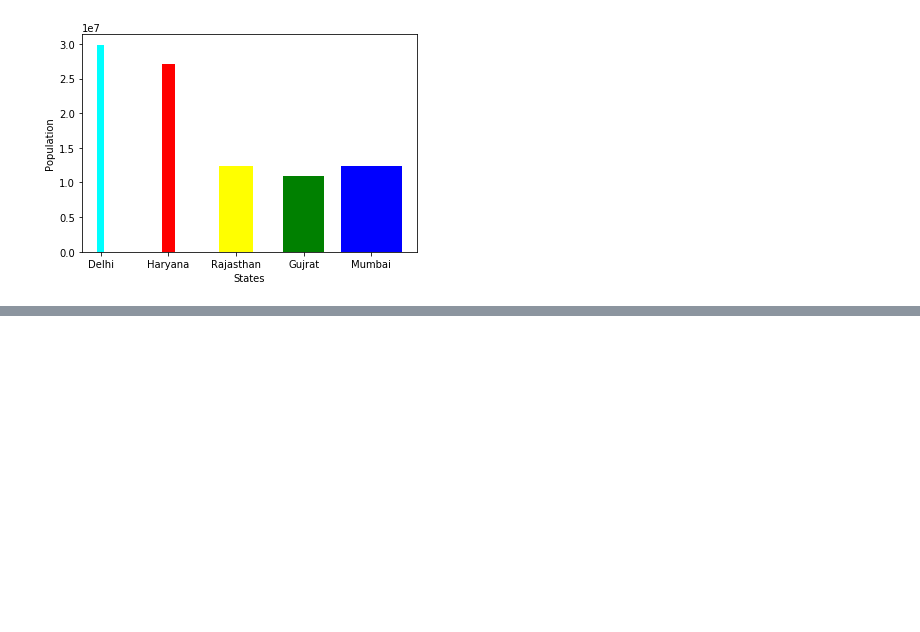
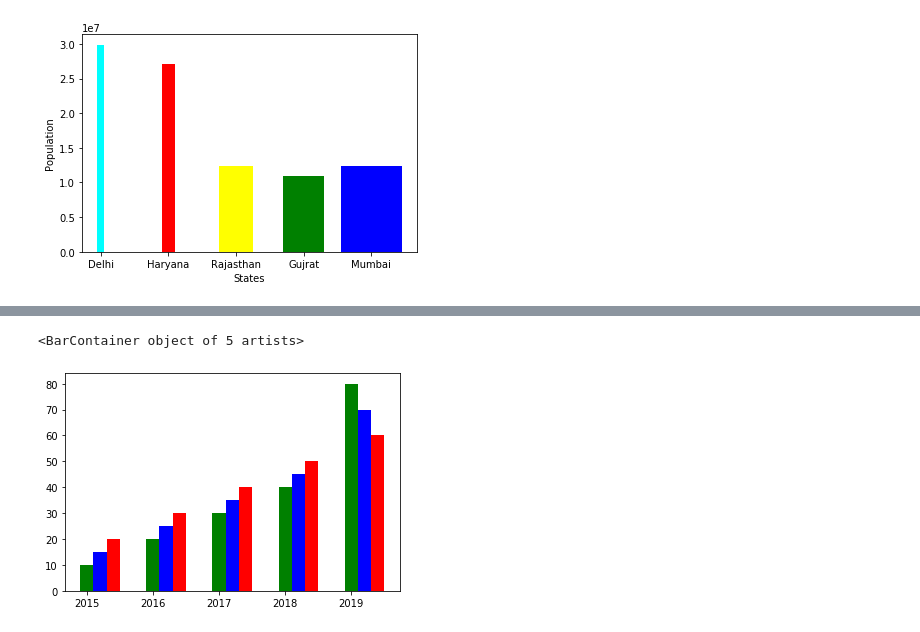
Before and after one commit to Sahil4UI/PythonJuneRegular12, a Jupyter notebook: Graph.ipynb, the cells around one changed output, grey strips where cells are left out. Cells and saved outputs as stored; diff of their text form; code cells hidden in the pictures; blank space fills up the shorter version.

```diff
--- a/Graph.ipynb
+++ b/Graph.ipynb
@@ -278,0 +298,13 @@ Text(0, 0.5, 'Population')
+# %%
+year=np.arange(2015,2020)
+# %%
+python = np.array([10,20,30,40,80])
+java = np.array([15,25,35,45,70])
+cpp = np.array([20,30,40,50,60])
+# %%
+plt.bar(year,python,color="green",width=0.2)
+plt.bar(year+0.2,java,color="blue",width=0.2)
+plt.bar(year+0.4,cpp,color="red",width=0.2)
+# %% [output]
+<BarContainer object of 5 artists>
+[figure, added]
```
Also changed, not shown: parts of 9 cells of this notebook.
